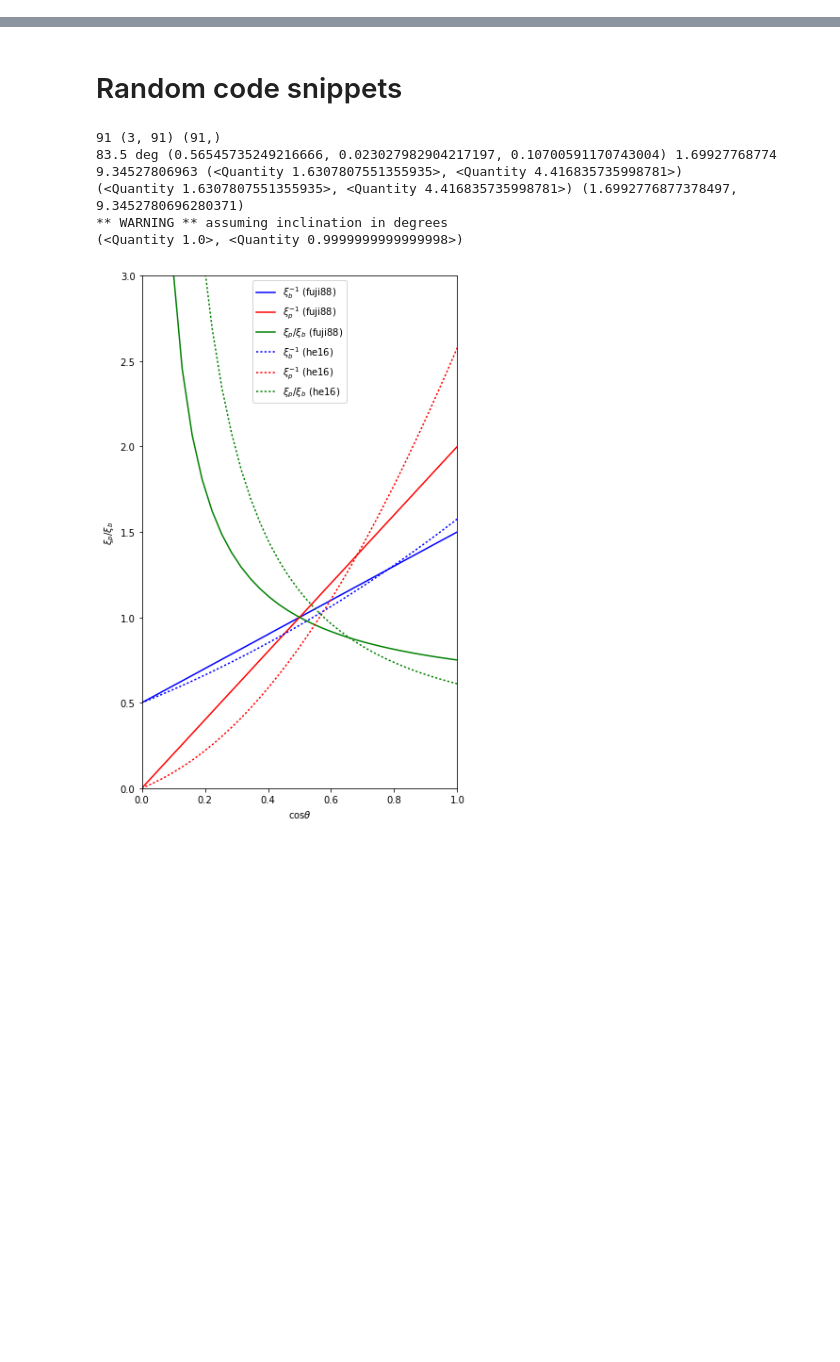
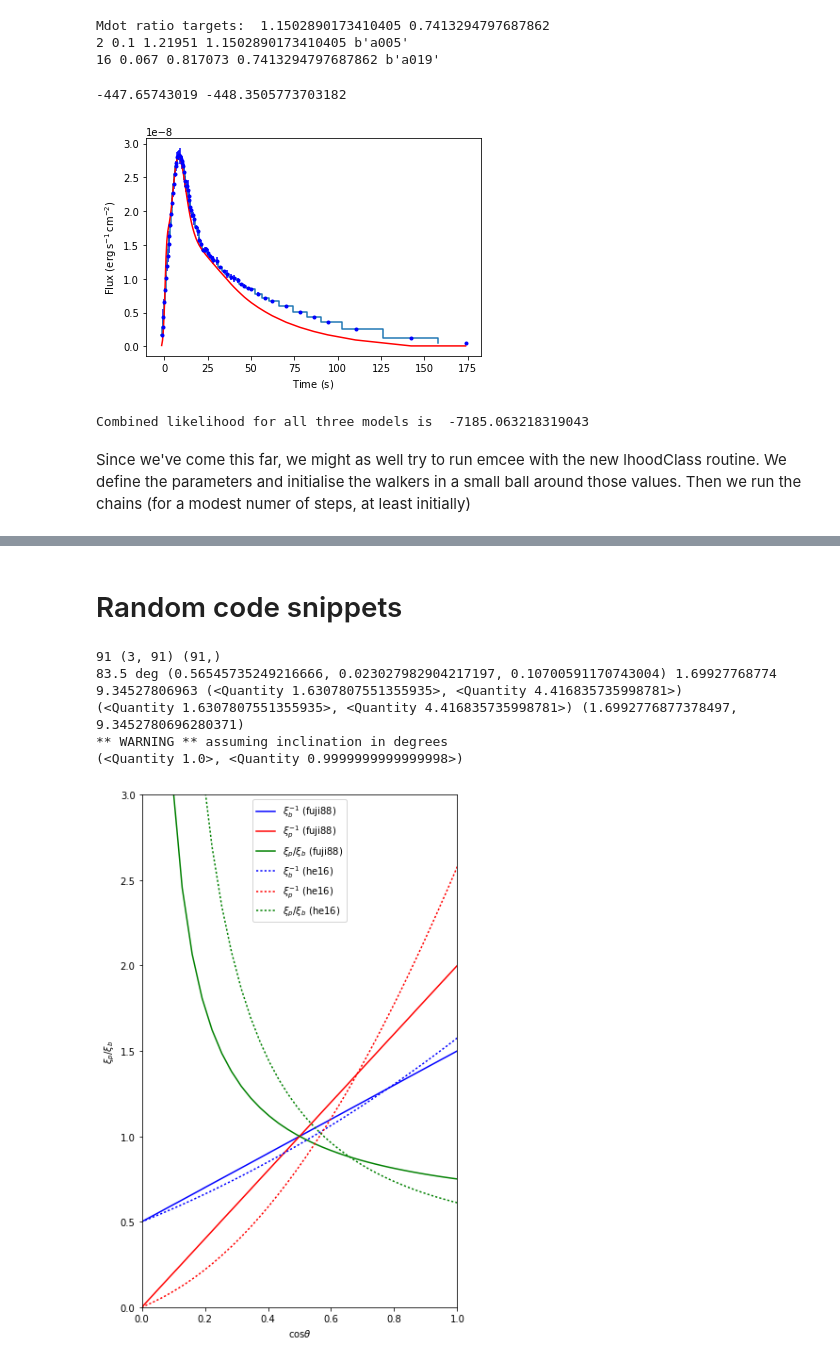
Before and after one commit to outs1der/concord, a Jupyter notebook: Burst class for MINBAR.ipynb, the cells around one changed output, grey strips where cells are left out. Cells and saved outputs as stored; diff of their text form; code cells hidden in the pictures; blank space fills up the shorter version.

```diff
--- a/Burst class for MINBAR.ipynb
+++ b/Burst class for MINBAR.ipynb
@@ -100,0 +66,50 @@ print (c.comments)
+# %%
+# Assemble the observed bursts for GS 1826-24
+
+path='../../burst/reference/'
+b1 = ObservedBurst('gs1826-24_3.530h.dat',path=path)
+b2 = ObservedBurst('gs1826-24_4.177h.dat',path=path)
+b3 = ObservedBurst('gs1826-24_5.14h.dat',path=path)
+obs = (b1,b2,b3)
+
+# Calculate "target" ratios of mdot relative to b2; we want to find simulated
+# bursts that have as close as possible the ratio of accretion rates,
+# as do the observed bursts
+
+t1 = b1.mdot/b2.mdot
+t3 = b3.mdot/b2.mdot
+print ("Mdot ratio targets: ",t1,t3)
+
+# Define the model bursts. For the 4.177h burst, we already have a reasonable match with a028.
+# So need to get corresponding matches for the other two bursts
+
+m2 = KeplerBurst('a028',path=path)
+
+# Get the rows that match the same conditions for H-fraction and metallicity
+
+same = np.where((m2.data['H'] == m2.data[m2.row]['H'])
+                & (m2.data['Z'] == m2.data[m2.row]['Z']))[0]
+# print (same)
+
+# And finally find the model with the closest ratio of accretion rates to our targets
+
+acc_ratio = m2.data['Lacc']/m2.data[m2.row]['Lacc']
+best1 = np.argmin(abs(acc_ratio[same]-t1))
+print (same[best1], m2.data['Lacc'][same][best1],acc_ratio[same][best1], t1, m2.data['model'][same][best1])
+
+best3 = np.argmin(abs(acc_ratio[same]-t3))
+print (same[best3], m2.data['Lacc'][same][best3],acc_ratio[same][best3], t3, m2.data['model'][same][best3])
+
+# According to this code, the best choice of model for m1 is a005, which has a Lacc of 0.1 (confirmed)
+# Similarly, for m3, the best choice is a019
+
+m1 = KeplerBurst('a005',path=path)
+m3 = KeplerBurst('a019',path=path)
+
+# And finally assemble the model burst tuple
+
+models = (m1, m2, m3)
+# %% [output]
+Mdot ratio targets:  1.1502890173410405 0.7413294797687862
+2 0.1 1.21951 1.1502890173410405 b'a005'
+16 0.067 0.817073 0.7413294797687862 b'a019'
@@ -100,0 +190,28 @@ print (c.comments)
+# %%
+# Here some prelimiary testing of the lhoodClass function; this should
+# replicate the operation of the compare method for a single burst
+
+params = (6.09*u.kpc,60.*u.degree,1.28,-6.5*u.s)
+
+lh = b2.compare(m2,params,plot=True,subplot=False)
+lh2 = lhoodClass(params,b2,m2)
+
+# These should give the same results EXCEPT that the lhoodClass now
+# includes a simple prior
+
+print (lh,lh2)
+# %% [output]
+-447.65743019 -448.3505773703182
+[figure, added]
+# %%
+# Now the real test, with a multiple burst comparison
+# Can't yet do a plot here
+
+params = (6.09*u.kpc,60.*u.degree,1.28,-6.5*u.s)
+
+lh3 = lhoodClass(params,obs,models)
+print ('Combined likelihood for all three models is ',lh3)
+# %% [output]
+Combined likelihood for all three models is  -7185.063218319043
+# %% [markdown]
+Since we've come this far, we might as well try to run emcee with the new lhoodClass routine. We define the parameters and initialise the walkers in a small ball around those values. Then we run the chains (for a modest numer of steps, at least initially)
```
Also changed, not shown: parts of 27 cells of this notebook, 2 other files.
